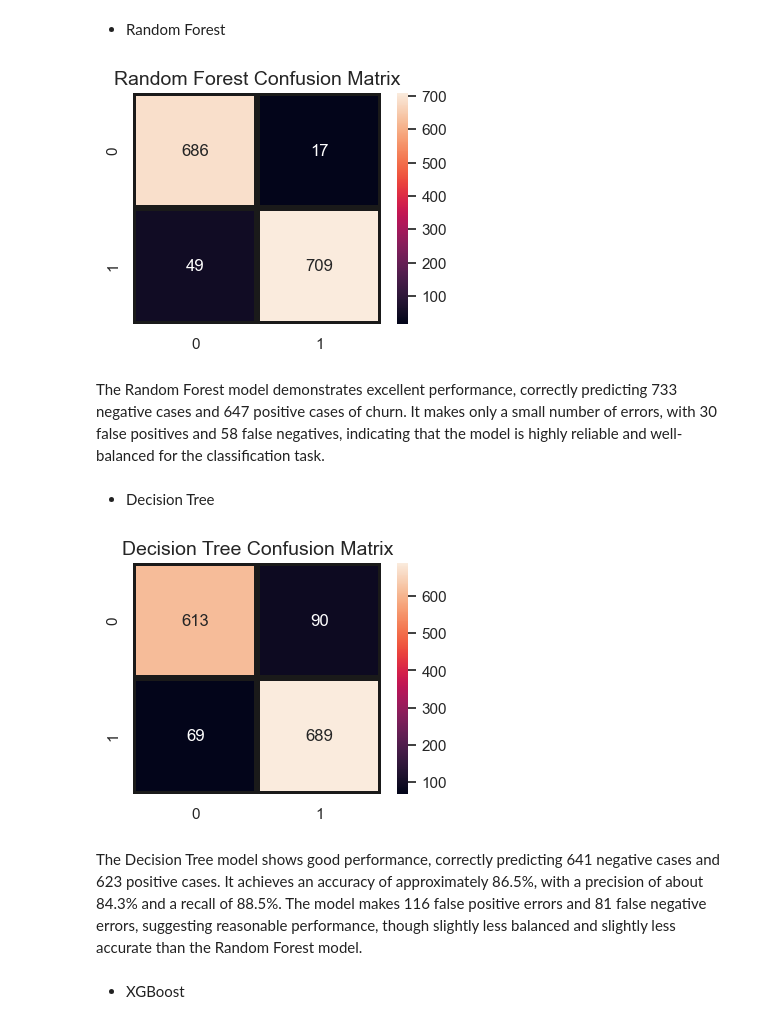
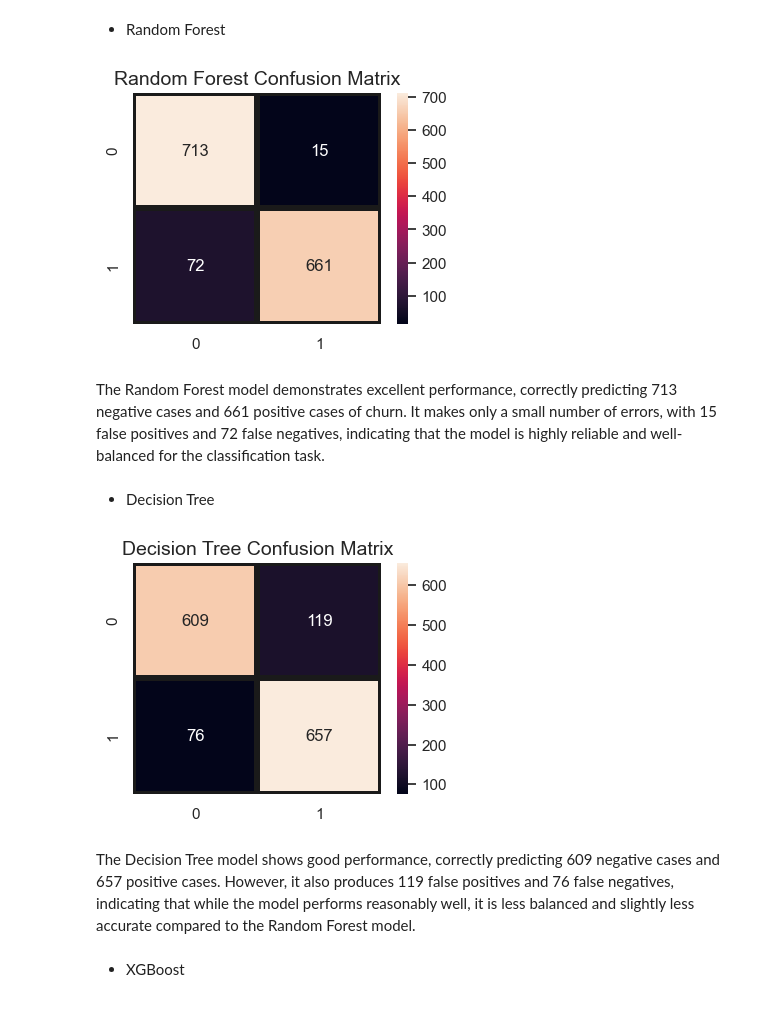
Before and after one commit to aprizazicka/customer_churn_prediction, a Jupyter notebook: model.ipynb, the cells around one changed output. Drawn from its saved outputs; the diff is of its cells as text; code cells hidden in the pictures.

Commit message:
fix model

```diff
--- a/model.ipynb
+++ b/model.ipynb
@@ -160,19 +148,21 @@ for container in ax.containers:
 # %% [markdown]
 ### Splitting Resample Data
 # %%
-xr_train, xr_val, yr_train, yr_val = train_test_split(x_resampled, y_resampled, test_size=0.2)
+xr_train, xr_test, yr_train, yr_test = train_test_split(x_resampled, y_resampled, test_size=0.2)
 # %% [markdown]
 - Random forest (resampled)
 # %%
 rfc_model_r = RandomForestClassifier()
 rfc_model_r.fit(xr_train, yr_train)
 
+yr_pred_rfc = rfc_model_r.predict(xr_test)
+
 rfc_scores = cross_val_score(rfc_model_r, xr_train, yr_train, cv=5, scoring='accuracy')
-
-yr_pred_rfc = rfc_model_r.predict(xr_val)
-rfc_acc_r = rfc_model_r.score(xr_val, yr_val)
+rfc_acc_r = rfc_model_r.score(xr_test, yr_test)
 
 print(f"Cross-validation scores: {rfc_scores}")
 print(f"Mean cross-validation score: {rfc_scores.mean():.4f}")
-print(f"Random Forest accuracy on validation set: {rfc_acc_r:.4f}")
+print(f"Random Forest accuracy on test set: {rfc_acc_r:.4f}")
+
+print(classification_report(yr_test, yr_pred_rfc, labels=[0,1]))
 # %% [output]
@@ -264,28 +250,28 @@ The XGBoost model achieved a mean cross-validation score of 0.9298, indicating s
 - Random Forest
 # %%
 plt.figure(figsize=(4,3))
-sns.heatmap(confusion_matrix(yr_val, yr_pred_rfc),
+sns.heatmap(confusion_matrix(yr_test, yr_pred_rfc),
                 annot=True, fmt = "d", linecolor="k", linewidths=3)
 
 plt.title("Random Forest Confusion Matrix",fontsize=14)
 plt.show()
 # %% [output]
-[figure, old version]
+[figure, new version]
 # %% [markdown]
-The Random Forest model demonstrates excellent performance, correctly predicting 733 negative cases and 647 positive cases of churn. It makes only a small number of errors, with 30 false positives and 58 false negatives, indicating that the model is highly reliable and well-balanced for the classification task.
+The Random Forest model demonstrates excellent performance, correctly predicting 713 negative cases and 661 positive cases of churn. It makes only a small number of errors, with 15 false positives and 72 false negatives, indicating that the model is highly reliable and well-balanced for the classification task.
 # %% [markdown]
 - Decision Tree
 # %%
 plt.figure(figsize=(4,3))
-sns.heatmap(confusion_matrix(yr_val, yr_pred_dt),
+sns.heatmap(confusion_matrix(yr_test, yr_pred_dt),
                 annot=True, fmt = "d", linecolor="k", linewidths=3)
 
 plt.title("Decision Tree Confusion Matrix",fontsize=14)
 plt.show()
 # %% [output]
-[figure, old version]
+[figure, new version]
 # %% [markdown]
-The Decision Tree model shows good performance, correctly predicting 641 negative cases and 623 positive cases. It achieves an accuracy of approximately 86.5%, with a precision of about 84.3% and a recall of 88.5%. The model makes 116 false positive errors and 81 false negative errors, suggesting reasonable performance, though slightly less balanced and slightly less accurate than the Random Forest model.
+The Decision Tree model shows good performance, correctly predicting 609 negative cases and 657 positive cases.  However, it also produces 119 false positives and 76 false negatives, indicating that while the model performs reasonably well, it is less balanced and slightly less accurate compared to the Random Forest model.
 # %% [markdown]
 - XGBoost
 # %%
```
Also changed, not shown: parts of 20 cells of this notebook.
